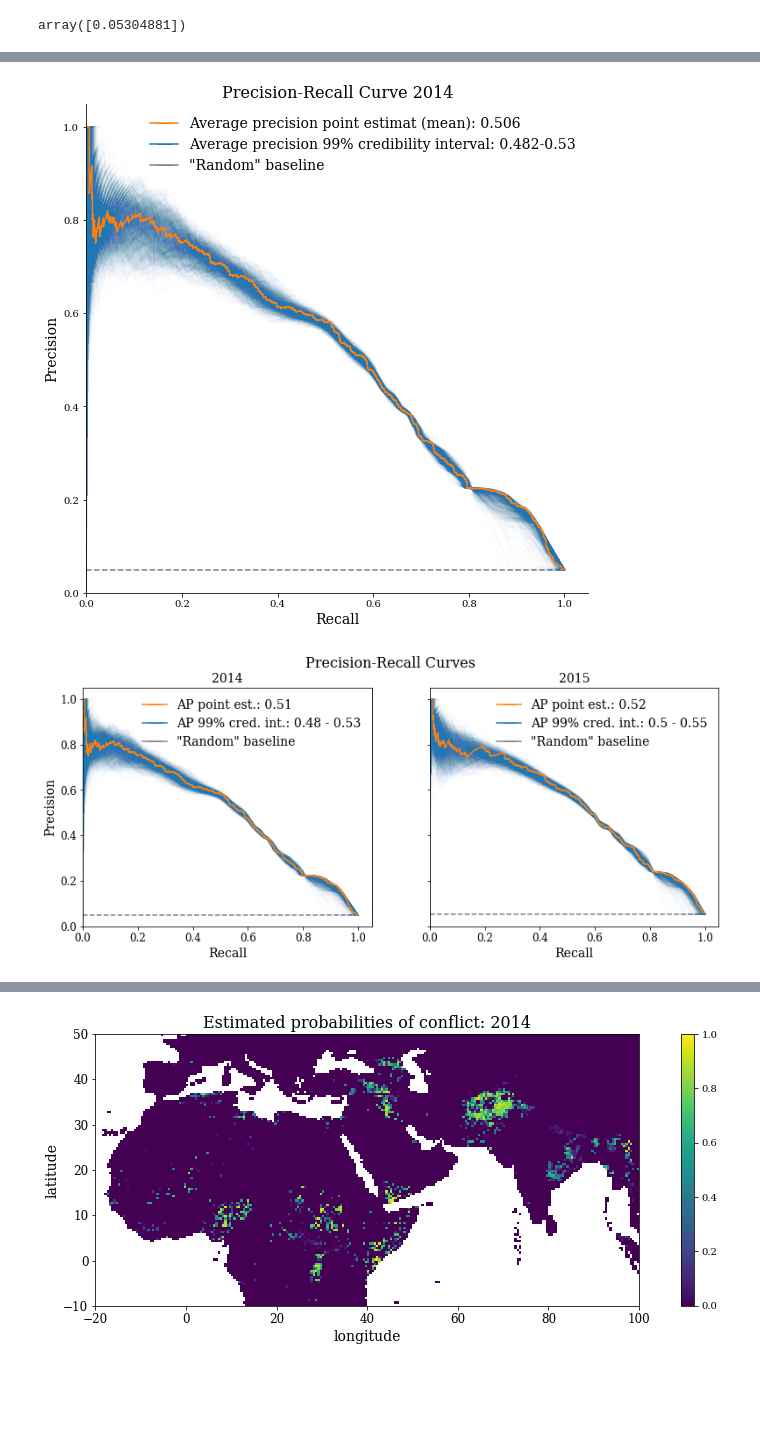
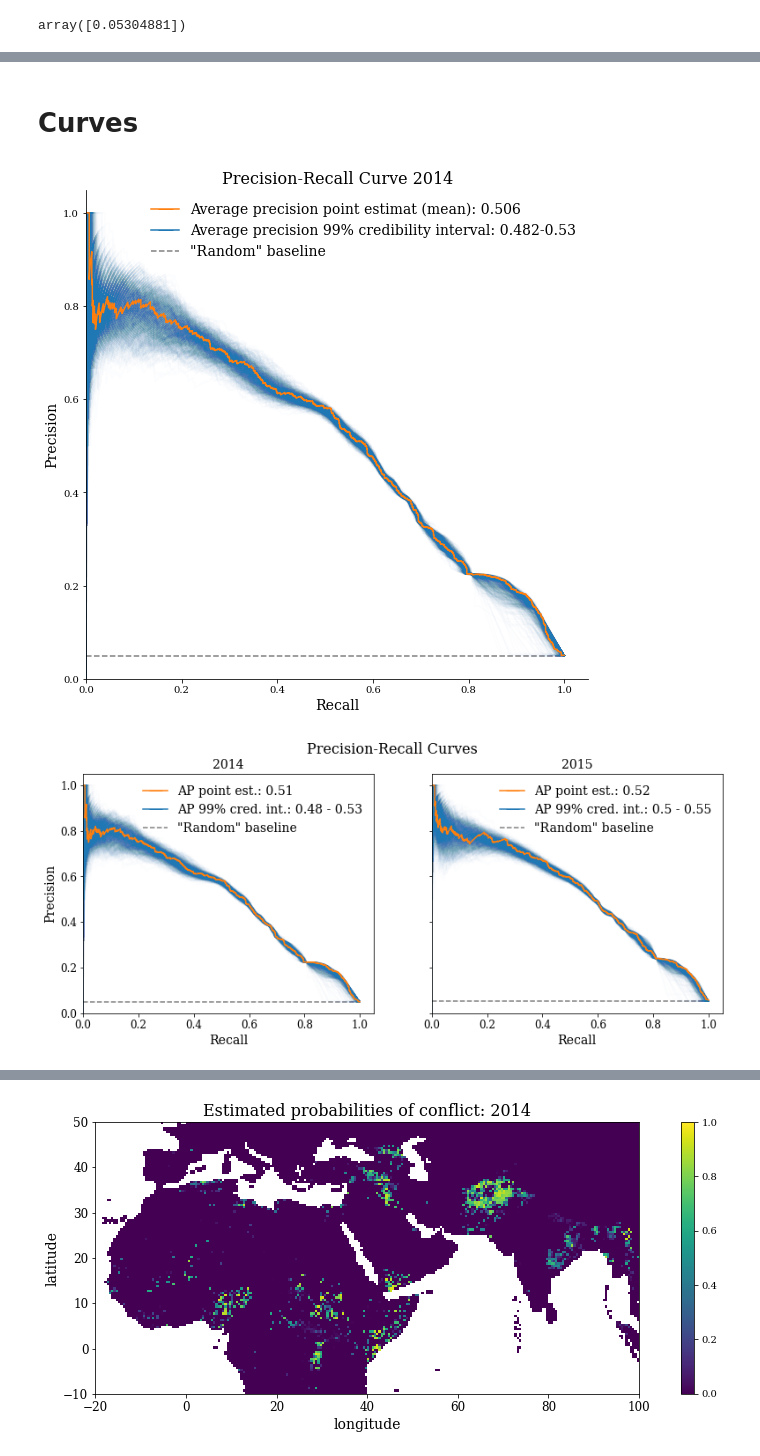
Before and after one commit to Polichinel/Master_Thesis, a Jupyter notebook: Plot_results_better_baseline.ipynb, the cells around one changed output, grey strips where cells are left out. Drawn from its saved outputs; the diff is of its cells as text; code cells hidden in the pictures; blank space fills up the shorter version.

```diff
--- a/Plot_results_better_baseline.ipynb
+++ b/Plot_results_better_baseline.ipynb
@@ -463,15 +77,0 @@ plt.show()
-# %%
-years = df_test['year'].unique()
-baseline_train2012 = df_train[df_train['year']==2012]['binary_best']
-
-base_ap = []
-cm_ap = []
-full_ap = []
-
-for i in years:
-    y = df_test[df_test['year'] == i]['binary_best']
-    yb_hat = cm_baseline[cm_baseline['year']==i]['cm_bayes']
-
-    cm_ap.append(average_precision_score(y,yb_hat))
-    base_ap.append(average_precision_score(y,baseline_train2012))
-    full_ap.append(dict_of_dicts[str(i)]['mean_ap'])
@@ -523,16 +77,0 @@ ap_trend('test')
-# %%
-years = df_test['year'].unique()
-baseline_train2012 = df_train[df_train['year']==2012]['binary_best']
-
-base_brier = []
-cm_brier = []
-full_brier= []
-
-for i in years:
-    y = df_test[df_test['year'] == i]['binary_best']
-    yb_hat = cm_baseline[cm_baseline['year']==i]['cm_bayes']
-    y_hat_full = np.array(dict_of_dicts[str(i)]['preds_bayes']).mean(axis = 0)
-
-    cm_brier.append(brier_score_loss(y,yb_hat))
-    base_brier.append(brier_score_loss(y,baseline_train2012))
-    full_brier.append(brier_score_loss(y,y_hat_full))
@@ -702,3 +507,5 @@ array([0.05304881])
+# %% [markdown]
+# Curves
 # %%
 def pr_curve(fig_title, year):
 
@@ -744,9 +551,9 @@ def pr_curve(fig_title, year):
 
     plt.show()
 # %%
-pr_curve('PR_2014.pdf', 2014)
+pr_curve('PR_2014_new.pdf', 2014)
 # %% [output]
-[figure, old version]
+[figure, new version]
 # %%
 # years  = [2014,2015]
 
@@ -780,7 +587,7 @@ def pr_curves(fig_title, years):
 
         cred_line = mlines.Line2D([], [], color='C0', marker='_', markersize=15, label=cred_label)
         mean_line = mlines.Line2D([], [], color='C1', marker='_', markersize=15, label=mean_label)
-        random_line = mlines.Line2D([], [], color='gray', marker='_', markersize=15, label=random_label)
+        random_line = mlines.Line2D([], [], color='gray',linestyle='--', markersize=15, label=random_label)
 
 
         axes[i].legend(handles=[mean_line, cred_line, random_line], frameon = False, fontsize = 14, loc = 1)
@@ -812,9 +619,9 @@ def pr_curves(fig_title, years):
 
     plt.show()
 # %%
-pr_curves('pr_curves_14_15.pdf', [2014,2015])
+pr_curves('pr_curves_14_15_new.pdf', [2014,2015])
 # %% [output]
-[figure, old version]
+[figure, new version]
 # %%
 # pkl_file = open('xgboost_dict_of_dicts_new.pkl', 'rb')
 # dict_of_dicts = pickle.load(pkl_file)
```
Also changed, not shown: parts of 62 cells of this notebook.
